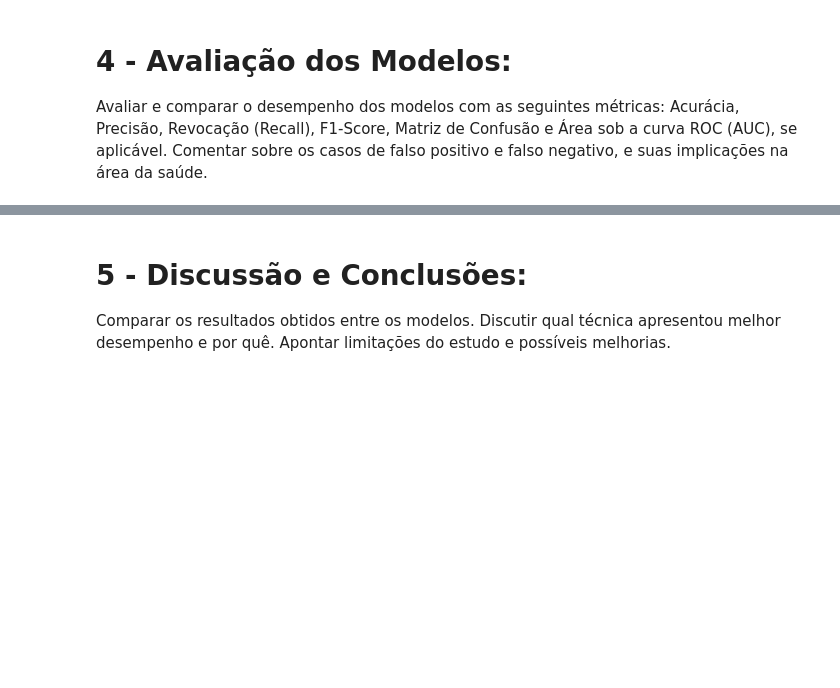
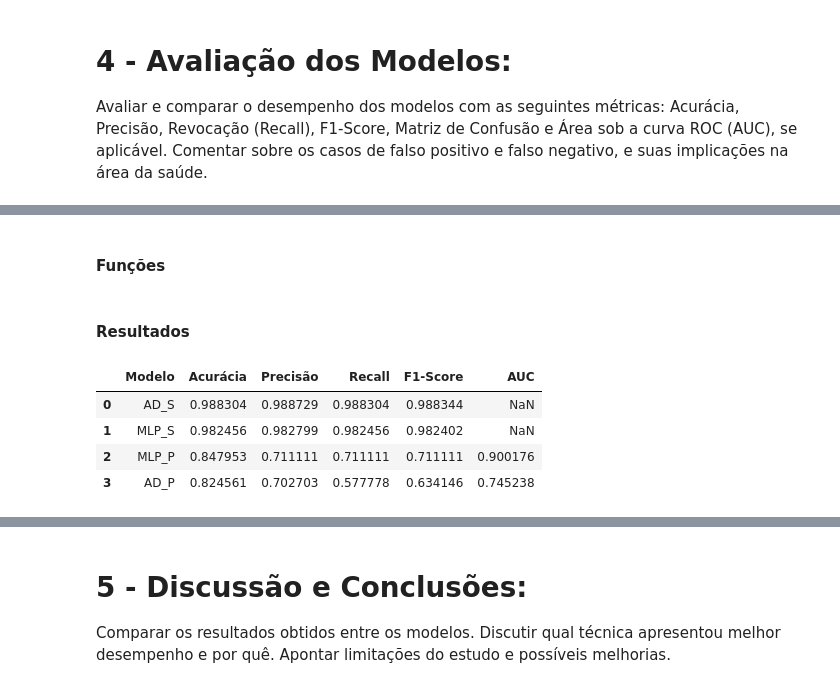
Before and after one commit to gustavoadutra/ia-trab2-ckd, a Jupyter notebook: main.ipynb, the cells around one changed output, grey strips where cells are left out. Drawn from its saved outputs; the diff is of its cells as text; code cells hidden in the pictures; blank space fills up the shorter version.

```diff
--- a/main.ipynb
+++ b/main.ipynb
@@ -605,15 +609,21 @@ X_test_st_norm = scaler.transform(X_test_st)
 # %% [markdown]
 ### Árvores de Decisão
 # %%
-from sklearn.tree import DecisionTreeClassifier
-
 # Treinar árvore de decisão para prever CKD_Progression
 dtc = DecisionTreeClassifier(random_state=42)
 dtc.fit(X_train_pg_norm, y_train_pg)
 
 # Prever nos conjuntos de validação e teste
-y_test_pred = dtc.predict(X_test_pg_norm)
-y_val_pred = dtc.predict(X_val_pg_norm)
+y_test_pred_pg = dtc.predict(X_test_pg_norm)
+y_val_pred_pg = dtc.predict(X_val_pg_norm)
+# %%
+# Treinar árvore de decisão para prever CKD_Stage
+dtc = DecisionTreeClassifier(random_state=42)
+dtc.fit(X_train_st_norm, y_train_st)
+
+# Prever nos conjuntos de validação e teste
+y_test_pred_st = dtc.predict(X_test_st_norm)
+y_val_pred_st = dtc.predict(X_val_st_norm)
 # %% [markdown]
 ### Rede neural profunda - MLP
 # %% [markdown]
@@ -1173,0 +1004,2 @@ weighted avg       0.81      0.81      0.81       171
+# %% [markdown]
+#### Funções
@@ -1173,0 +1080,2 @@ weighted avg       0.81      0.81      0.81       171
+# %% [markdown]
+#### Resultados
@@ -1173,0 +1122,15 @@ weighted avg       0.81      0.81      0.81       171
+# %%
+resultados = []
+add_model_results(resultados, 'AD_S', acc_dt_st, prec_dt_st, rec_dt_st, f1_dt_st)
+add_model_results(resultados, 'AD_P', acc_dt, prec_dt, rec_dt, f1_dt, auc_dt)
+add_model_results(resultados, 'MLP_S', acc_stage, prec_stage, rec_stage, f1_stage)
+add_model_results(resultados, 'MLP_P', acc_mlp, prec_mlp, rec_mlp, f1_mlp, auc_mlp)
+
+df_resultados = resultados_dataframe(resultados)
+display(df_resultados)
+# %% [output]
+|  | Modelo | Acurácia | Precisão | Recall | F1-Score | AUC |
+| 0 | AD_S | 0.988304 | 0.988729 | 0.988304 | 0.988344 | NaN |
+| 1 | MLP_S | 0.982456 | 0.982799 | 0.982456 | 0.982402 | NaN |
+| 2 | MLP_P | 0.847953 | 0.711111 | 0.711111 | 0.711111 | 0.900176 |
+| 3 | AD_P | 0.824561 | 0.702703 | 0.577778 | 0.634146 | 0.745238 |
```
Also changed, not shown: parts of 10 cells of this notebook.
